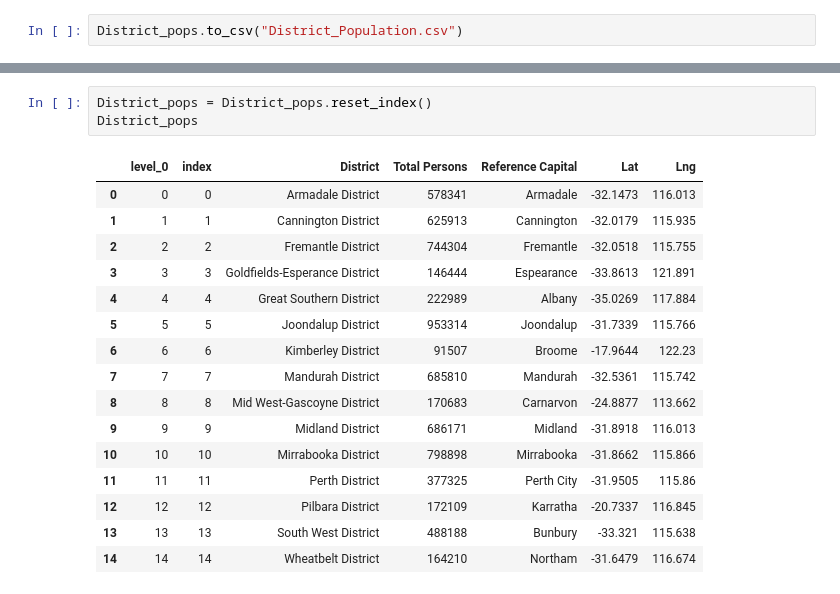
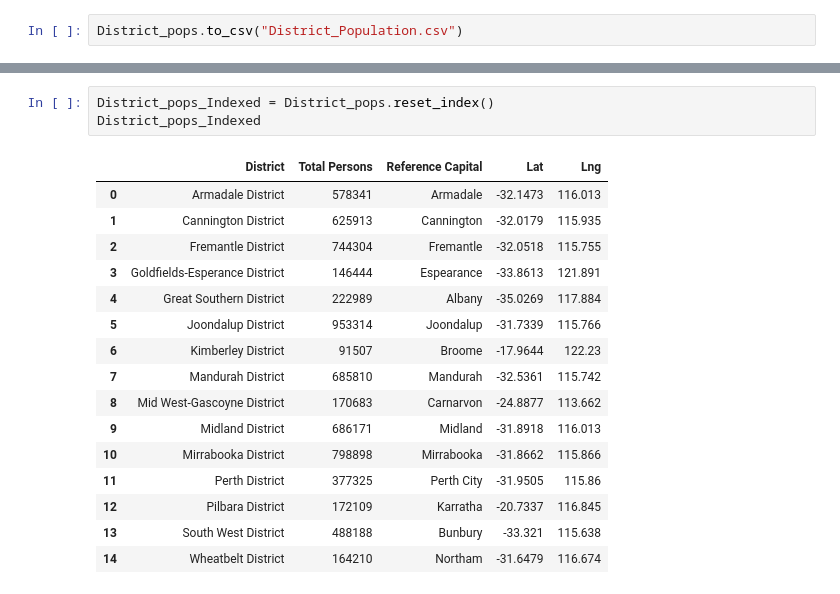
Before and after one commit to natalieddavies/BootcampProject1, a Jupyter notebook: Total_Persons.ipynb, the cells around one changed output, grey strips where cells are left out. Cells and saved outputs as stored; diff of their text form.

```diff
--- a/Total_Persons.ipynb
+++ b/Total_Persons.ipynb
@@ -237,25 +239,25 @@ Searching for Bunbury
 Searching for Northam
 -----------------------------
 # %%
-District_pops = District_pops.reset_index()
-District_pops
+District_pops_Indexed = District_pops.reset_index()
+District_pops_Indexed
 # %% [output]
-|  | level_0 | index | District | Total Persons | Reference Capital | Lat | Lng |
-| 0 | 0 | 0 | Armadale District | 578341 | Armadale | -32.1473 | 116.013 |
-| 1 | 1 | 1 | Cannington District | 625913 | Cannington | -32.0179 | 115.935 |
-| 2 | 2 | 2 | Fremantle District | 744304 | Fremantle | -32.0518 | 115.755 |
-| 3 | 3 | 3 | Goldfields-Esperance District | 146444 | Espearance | -33.8613 | 121.891 |
-| 4 | 4 | 4 | Great Southern District | 222989 | Albany | -35.0269 | 117.884 |
-| 5 | 5 | 5 | Joondalup District | 953314 | Joondalup | -31.7339 | 115.766 |
-| 6 | 6 | 6 | Kimberley District | 91507 | Broome | -17.9644 | 122.23 |
-| 7 | 7 | 7 | Mandurah District | 685810 | Mandurah | -32.5361 | 115.742 |
-| 8 | 8 | 8 | Mid West-Gascoyne District | 170683 | Carnarvon | -24.8877 | 113.662 |
-| 9 | 9 | 9 | Midland District | 686171 | Midland | -31.8918 | 116.013 |
-| 10 | 10 | 10 | Mirrabooka District | 798898 | Mirrabooka | -31.8662 | 115.866 |
-| 11 | 11 | 11 | Perth District | 377325 | Perth City | -31.9505 | 115.86 |
-| 12 | 12 | 12 | Pilbara District | 172109 | Karratha | -20.7337 | 116.845 |
-| 13 | 13 | 13 | South West District | 488188 | Bunbury | -33.321 | 115.638 |
-| 14 | 14 | 14 | Wheatbelt District | 164210 | Northam | -31.6479 | 116.674 |
+|  | District | Total Persons | Reference Capital | Lat | Lng |
+| 0 | Armadale District | 578341 | Armadale | -32.1473 | 116.013 |
+| 1 | Cannington District | 625913 | Cannington | -32.0179 | 115.935 |
+| 2 | Fremantle District | 744304 | Fremantle | -32.0518 | 115.755 |
+| 3 | Goldfields-Esperance District | 146444 | Espearance | -33.8613 | 121.891 |
+| 4 | Great Southern District | 222989 | Albany | -35.0269 | 117.884 |
+| 5 | Joondalup District | 953314 | Joondalup | -31.7339 | 115.766 |
+| 6 | Kimberley District | 91507 | Broome | -17.9644 | 122.23 |
+| 7 | Mandurah District | 685810 | Mandurah | -32.5361 | 115.742 |
+| 8 | Mid West-Gascoyne District | 170683 | Carnarvon | -24.8877 | 113.662 |
+| 9 | Midland District | 686171 | Midland | -31.8918 | 116.013 |
+| 10 | Mirrabooka District | 798898 | Mirrabooka | -31.8662 | 115.866 |
+| 11 | Perth District | 377325 | Perth City | -31.9505 | 115.86 |
+| 12 | Pilbara District | 172109 | Karratha | -20.7337 | 116.845 |
+| 13 | South West District | 488188 | Bunbury | -33.321 | 115.638 |
+| 14 | Wheatbelt District | 164210 | Northam | -31.6479 | 116.674 |
 # %%
 figure_layout = {
     'width': '800px',
```
Also changed, not shown: parts of 4 cells of this notebook.
